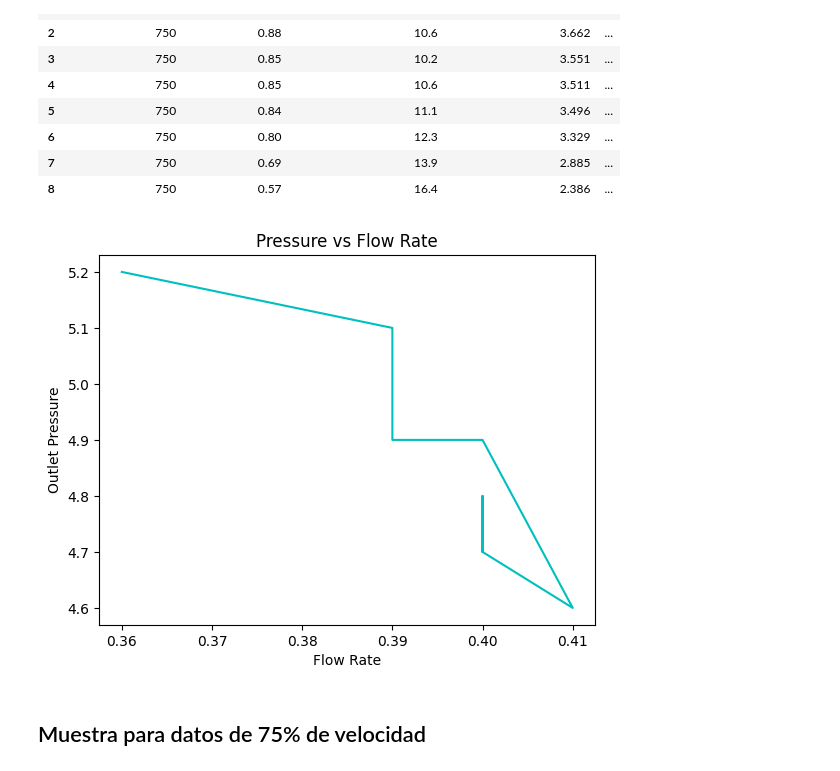
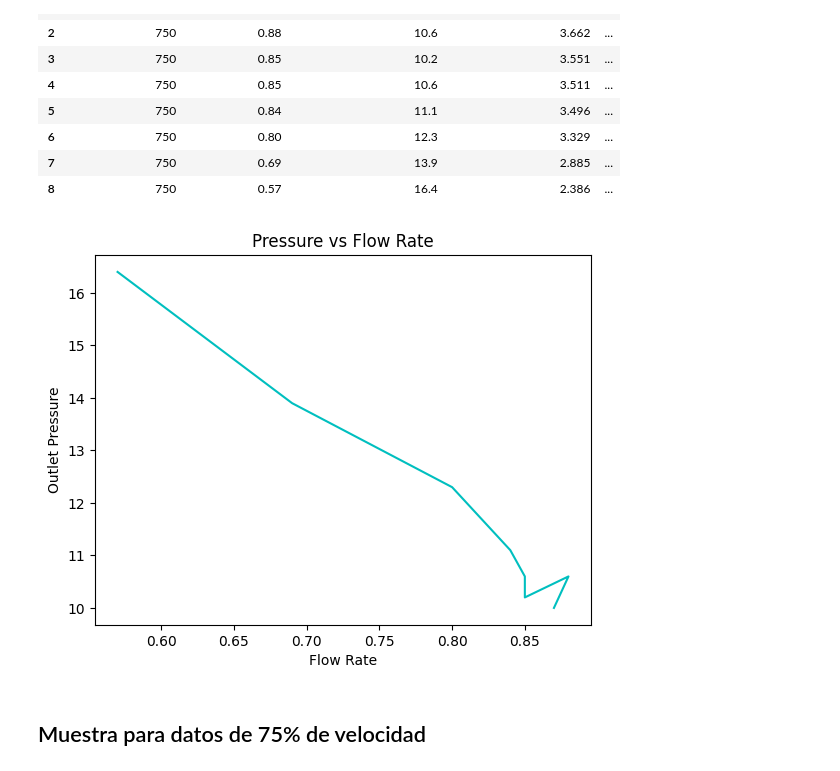
Before and after one commit to HiramTorres/Reports_Lab, a Jupyter notebook: Hidraulica/Analisis_perdidas.ipynb, the cells around one changed output. Saved outputs shown, nothing was run; the diff lists cells and outputs as text; code cells hidden in the pictures.

```diff
--- a/Hidraulica/Analisis_perdidas.ipynb
+++ b/Hidraulica/Analisis_perdidas.ipynb
@@ -84,13 +84,13 @@ data50
 # %%
 Q50 = data50['Flow Rate Q [I/S]']
 P_out50 = data50['Outlet Pressure Pout [KPa]']
-plt.plot(Q,P_out, color = 'c')
+plt.plot(Q50,P_out50, color = 'c')
 plt.xlabel('Flow Rate')
 plt.ylabel('Outlet Pressure')
 plt.title('Pressure vs Flow Rate')
 plt.show()
 # %% [output]
-[figure, old version]
+[figure, new version]
 # %% [markdown]
 ## Muestra para datos de 75% de velocidad
 # %%
```
Also changed, not shown: parts of 3 cells of this notebook.
